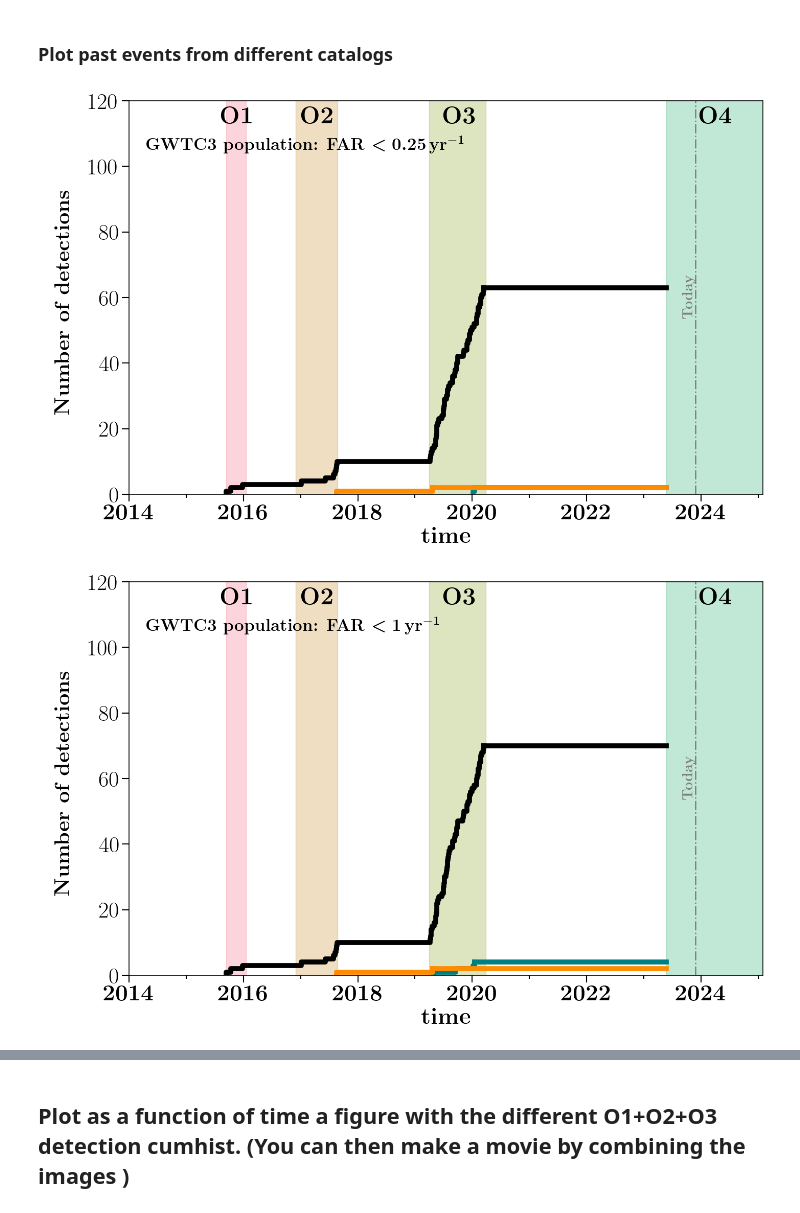
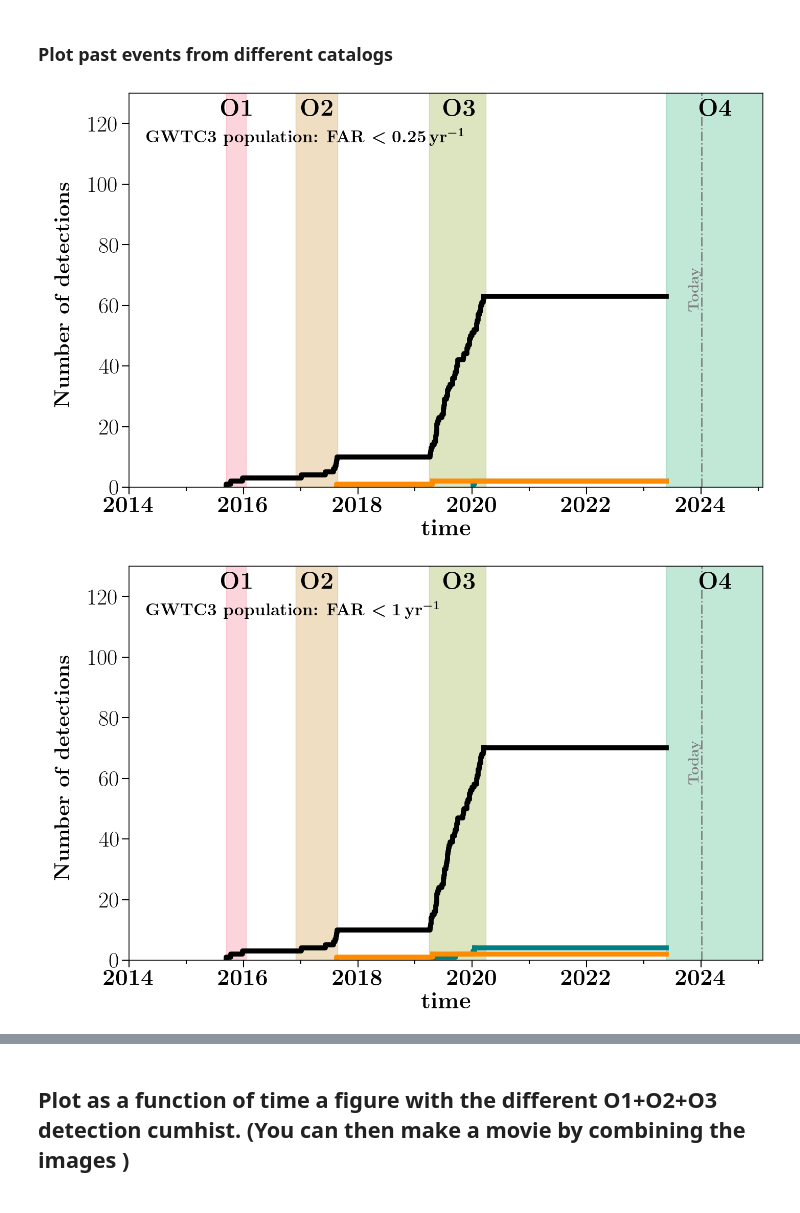
Before and after one commit to FloorBroekgaarden/GW_visualization_detection_number, a Jupyter notebook: The (expected) growth of the number of gravitational-wave detections from 2015 to 2040.ipynb, the cells around one changed output, grey strips where cells are left out. Cells and saved outputs as stored; diff of their text form; code cells hidden in the pictures.

```diff
--- a/The (expected) growth of the number of gravitational-wave detections from 2015 to 2040.ipynb
+++ b/The (expected) growth of the number of gravitational-wave detections from 2015 to 2040.ipynb
@@ -252,16 +245,17 @@ def strip_GW_from_GW_in_name(GW_events_list):
 
     for ind_GW, GWlist in enumerate(GW_events_list):
 
-        d2 = GWlist.split('_')[0]
-        GW_events_list_stripped[ind_GW] = d2
+        GW_events_list_stripped[ind_GW] = GWlist.split('_')[0]
 
     return GW_events_list_stripped
 
 
 
+
 def obtain_GW_datetimes(GW_events_list):
     fmt = 'GW%y%m%d'
-    """ strip GWnames of the 'GW' in front of label and determine datetime of events"""
+    """ strip GWnames of the 'GW' in front of label and determine datetime of events
+    note from Floor: need to add that it includes the _%h%m%s """
     GW_events_list_datetimes = GW_events_list
     # iterate over DCO flavors
     for ind_DCO, GWlist in enumerate(GW_events_list):
@@ -333,9 +327,15 @@ def create_GW_list_from_data(label_dataset='GWTC3_pop', threshold_mass_NS = 2.5,
         # GW170816 ='GW170817A', but I dont have a better way to count double events (ie happening at the same day) at this time, so hence the hack . found by https://arxiv.org/abs/1910.09528 they also found GWC170402
         # 10 new events in O3a from IAS group, see https://arxiv.org/pdf/2201.02252.pdf Table 1 [GW190704, 'GW190707', GW190711, GW190718,  GW190814,  GW190818,  GW190821, GW190906, GW190910, GW190920 ]
         # 5 new BBH events in O3b from Mehta et al. 2023; https://arxiv.org/pdf/2311.06061.pdf, see table I: ['GW200109', 'GW191228', 'GW200225', 'GW191122', 'GW200316' ]
+        # 14 new BBH events in O3 from Wadekar et al. 2023; https://arxiv.org/pdf/2312.06631.pdf; see table 1
         external_found_BBHs_list = np.asarray(['GW151216', 'GW170121', 'GW170304', 'GW170727', 'GW170425', 'GW170202', 'GW170403', 'GW191224', 'GW200106','GW200129', 'GW200210', 'GW200214', 'GW200305', 'GW200318', 'GW170816', \
                                                'GW200109', 'GW191228', 'GW200225', 'GW191122', 'GW200316',\
-                                               'GW190704', 'GW190707', 'GW190711', 'GW190718',  'GW190814',  'GW190818',  'GW190821', 'GW190906', 'GW190910', 'GW190920'])
+                                               'GW190704', 'GW190707', 'GW190711', 'GW190718',  'GW190814',  'GW190818',  'GW190821', 'GW190906', 'GW190910', 'GW190920',\
+                                              'GW190605', 'GW190806', 'GW190524',  'GW190615', 'GW190604', 'GW200304', 'GW190530', 'GW190511',   'GW200301', 'GW190911',\
+                                               'GW190531' , 'GW200211', 'GW191114','GW191229']) # these last 4 GWs are also hacked, because otherwise they are duplicates because I didnt add the hour/minute/seconds (TO DO)
+#                                                'GW190605_025957','GW190806_033721', 'GW190524_134109', 'GW191113_103541', 'GW190615_030234', 'GW190604_103812', 'GW191228_195619', 'GW200304_172806',\
+#                                                'GW190530_030659', 'GW190511_163209', 'GW200210_100022', 'GW200301_211019', 'GW190911_195101', 'GW190530_133833']
+#                                                )
 
 
         # BBH_list has GWOSC events, add the externally found events
@@ -350,10 +350,16 @@ def create_GW_list_from_data(label_dataset='GWTC3_pop', threshold_mass_NS = 2.5,
         mask_mass_1_NS, mask_mass_2_NS = (mass_1_source <= 2.5), (mass_2_source <= 2.5)
 
         #add 4-OGC events, strip all events from 'GW' and find unique set of events (since indepdent catalogs overlap), then sort them by time
+#         BBH_list = np.sort(np.unique(strip_GW_from_GW_in_name(np.concatenate((BBH_list, GWnames[(mass_1_source > threshold_mass_NS)&(mass_2_source > threshold_mass_NS)].to_numpy())))))
+#         BHNS_4OGC = GWnames[((mass_1_source > threshold_mass_NS)&(mass_2_source <= threshold_mass_NS)) | ((mass_1_source <= threshold_mass_NS)&(mass_2_source > threshold_mass_NS))].to_numpy()
+#         BHNS_list = np.sort(np.unique(strip_GW_from_GW_in_name(np.concatenate((BHNS_list, BHNS_4OGC)))))
+#         BNS_list = np.sort(np.unique(strip_GW_from_GW_in_name(np.concatenate((BNS_list, GWnames[(mass_1_source <= threshold_mass_NS)&(mass_2_source <= threshold_mass_NS)].to_numpy())))))
         BBH_list = np.sort(np.unique(strip_GW_from_GW_in_name(np.concatenate((BBH_list, GWnames[(mass_1_source > threshold_mass_NS)&(mass_2_source > threshold_mass_NS)].to_numpy())))))
         BHNS_4OGC = GWnames[((mass_1_source > threshold_mass_NS)&(mass_2_source <= threshold_mass_NS)) | ((mass_1_source <= threshold_mass_NS)&(mass_2_source > threshold_mass_NS))].to_numpy()
         BHNS_list = np.sort(np.unique(strip_GW_from_GW_in_name(np.concatenate((BHNS_list, BHNS_4OGC)))))
         BNS_list = np.sort(np.unique(strip_GW_from_GW_in_name(np.concatenate((BNS_list, GWnames[(mass_1_source <= threshold_mass_NS)&(mass_2_source <= threshold_mass_NS)].to_numpy())))))
+        # to do: make this a simple pandas frame or so. With columns for name, source classification; p_astro ;
+
 
 
     GW_events_list = [BBH_list, BHNS_list, BNS_list]
@@ -401,11 +407,8 @@ def make_cumhist_past_detections(ax, detectionlist, y_max_all, stop_year, DCOcol
 
 
 # obtain a list with GW events for all three flavors for each catalog
-GW_events_list = create_GW_list_from_data(label_dataset='GWOSC', print_output=True)
-GW_events_list = create_GW_list_from_data(label_dataset='GWTC3_pop_far<0_25yr', print_output=True)
-GW_events_list = create_GW_list_from_data(label_dataset='GWTC3_pop_far<1yr', print_output=True)
-GW_events_list = create_GW_list_from_data(label_dataset='4-OGC', print_output=True)
-GW_events_list = create_GW_list_from_data(label_dataset='GWOSC_plus_external', print_output=True)
+for label_dataset in ['GWOSC', 'GWTC3_pop_far<0_25yr', 'GWTC3_pop_far<1yr', '4-OGC', 'GWOSC_plus_external']:
+    GW_events_list = create_GW_list_from_data(label_dataset=label_dataset, print_output=True)
 # %% [output]
 counting O1+O2+O3: total = 90,  85 BBHs, 3 BHNSs, 2 BNSs for GWOSC
 counting O1+O2+O3: total = 67,  63 BBHs, 2 BHNSs, 2 BNSs for GWTC3_pop_far<0_25yr
@@ -520,7 +523,7 @@ def make_figures_different_GWTC3_catalog(label_dataset='GWTC3_pop_far<0_25yr', l
         ###############
 
 #         axe.set_ylim(0,1.1*max_yvalue)
-        axe.set_ylim(0,120)
+        axe.set_ylim(0,130)
         if stop_year<=2035:
             axe.yaxis.set_major_formatter('{x:,.0f}')
         else:
@@ -539,32 +542,32 @@ def make_figures_different_GWTC3_catalog(label_dataset='GWTC3_pop_far<0_25yr', l
 
 
         # add y-label, have to use annotate since otherwise alignment between frames is messed up
         axe.annotate(r'$\textbf{Number of detections}$', (0.02,0.49), xycoords=('figure fraction','figure fraction'),  fontsize=fs+6, rotation=90, ha='left', va='center', color='k' )
     #     ylabel = r'\textbf{Number of detections}' # original ylabel name
 
 
 
         # add credits, you can delete this
 #         axe.annotate(r'$\copyright \textbf{Floor Broekgaarden}$', (0.883,0.116), xycoords=('figure fraction','figure fraction'),  fontsize=fs-8, rotation=90, ha='right', va='bottom', color='k' )
 
         # which GWTC3 catalog
         axe.annotate(r'$\textbf{%s }$'%label, (2014.3,0.78), xycoords=('data','figure fraction'),  fontsize=fs, rotation=0, ha='left', va='bottom', color='k' )
 
         # save to directory for making movie later.
         if making_movie:
             plt.savefig(folder_save+'/knownDetectionsGWcatalogSize_%s.png'%ind_sy, dpi=100, transparent=False)
 
         else:
             plt.savefig(folder_save+'/knownDetectionsGWcatalogSize_%s.png'%no_label, dpi=100, transparent=False)
 
         plt.show() # this will create a *lot* of figures
         plt.close()
 
 make_figures_different_GWTC3_catalog(label_dataset='GWTC3_pop_far<0_25yr', label=r'GWTC3 population: FAR $< 0.25\, \rm{yr}^{-1}$', no_label=0)
 make_figures_different_GWTC3_catalog(label_dataset='GWTC3_pop_far<1yr', label=r'GWTC3 population: FAR $< 1\, \rm{yr}^{-1}$', no_label=1, print_output=False)
 make_figures_different_GWTC3_catalog(label_dataset='GWOSC', label=r'GWOSC: GWTC-1/2.1/3', no_label=2, print_output=False)
 make_figures_different_GWTC3_catalog(label_dataset='GWOSC_plus_external', label=r'Optimistic', no_label=3)
 make_figures_different_GWTC3_catalog(label_dataset='4-OGC', label=r'4-OGC', no_label=3)
 # %% [output]
-[figure, old version]
+[figure, new version]
-[figure, old version]
+[figure, new version]
```
Also changed, not shown: parts of 6 cells of this notebook.
